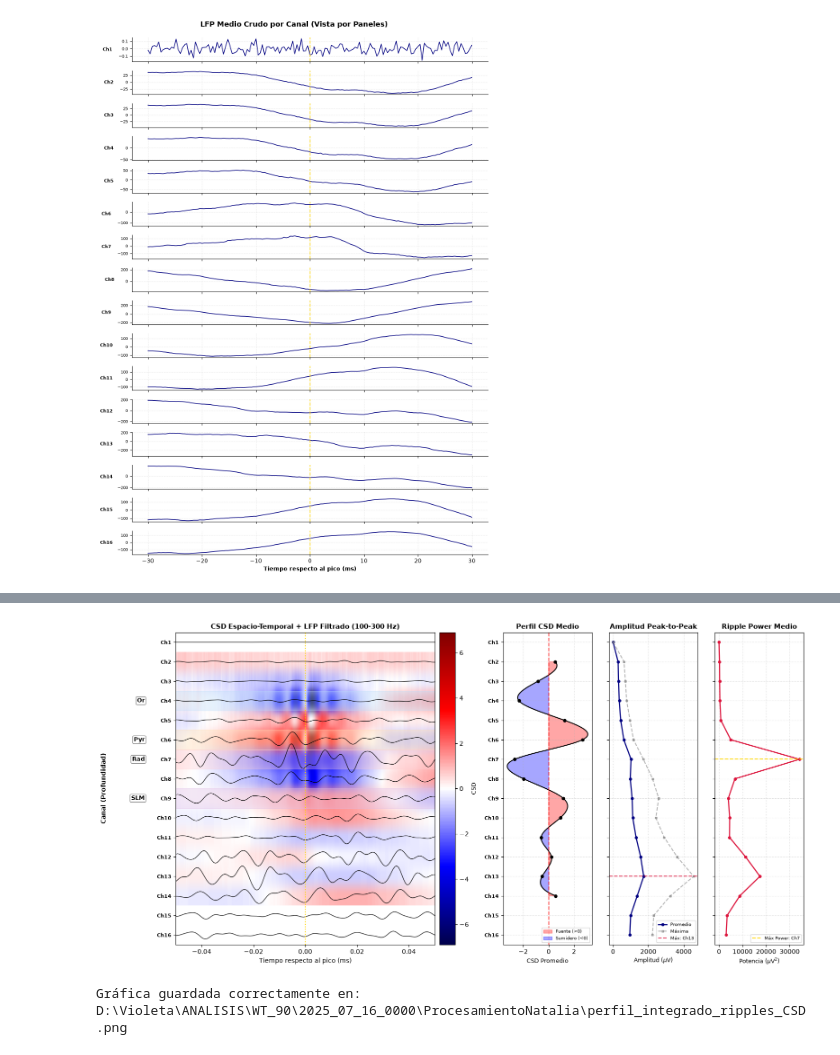
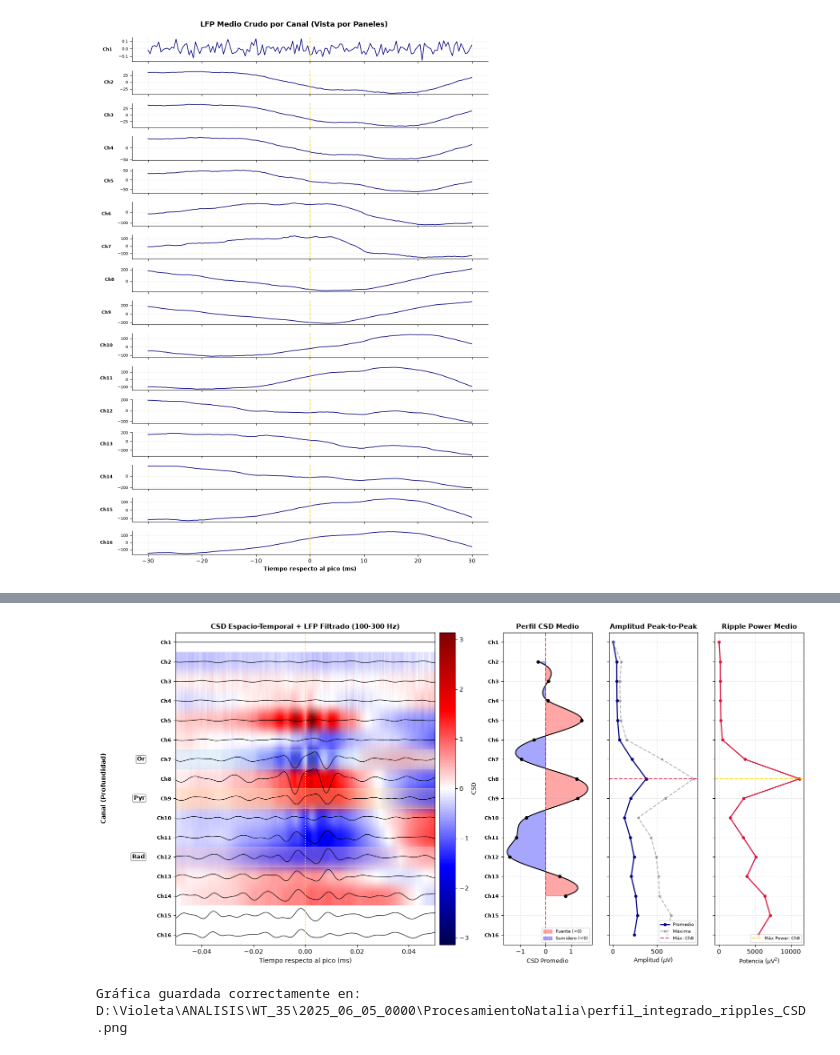
Before and after one commit to nataliasanamo-hue/NPproyect, a Jupyter notebook: CSD_ripples.ipynb, the cells around one changed output, grey strips where cells are left out. Saved outputs shown, nothing was run; the diff lists cells and outputs as text; code cells hidden in the pictures.

```diff
--- a/CSD_ripples.ipynb
+++ b/CSD_ripples.ipynb
@@ -26,7 +26,7 @@ n_channels = 16 # Número de canales del probe
 fs = 2500       # Frecuencia de muestreo (Hz)
 
 # 2. CARGAR EL ARCHIVO DE DATOS
-carpeta_sesion = Path(r"D:\Violeta\ANALISIS\WT_90\2025_07_16_0000")
+carpeta_sesion = Path(r"D:\Violeta\ANALISIS\WT_35\2025_06_05_0000")
 
 archivo_lfp_dat = carpeta_sesion / "LFP_downsampled.dat"
 archivo_ripple_analysis = carpeta_sesion / "analyset" / "rippleAnalysis.mat"
@@ -438,13 +454,12 @@ potencia_instantanea = envolvente ** 2  # Potencia instantánea (uV^2)
 lista_potencia_ripples = []
 lista_ripple_band_cortes = []
 
-for pico in picos_ripples:
+for pico in picos_centrados:
     inicio = pico - puntos_ventana
     fin = pico + puntos_ventana + 1
 
-    if inicio >= 0 and fin <= puntos_de_tiempo:
-        lista_potencia_ripples.append(potencia_instantanea[inicio:fin, :])
-        lista_ripple_band_cortes.append(lfp_ripple_band[inicio:fin, :])
+    lista_potencia_ripples.append(potencia_instantanea[inicio:fin, :])
+    lista_ripple_band_cortes.append(lfp_ripple_band[inicio:fin, :])
 
 matriz_potencia = np.array(lista_potencia_ripples)  # (270 ripples, 151 puntos de tiempo, 16 canales)
 matriz_ripple_band = np.array(lista_ripple_band_cortes)
@@ -543,7 +558,7 @@ csd_raw = ripple_struct['CSDs']        # Matriz 3D (251 x 13 x 270)
 
 # Promediar sobre los ripples (eje 2) y transponer (.T)
 # Pasar de (tiempo, canales, ripples) -> (tiempo, canales) -> [canales, tiempo]
-csd_matrix = np.mean(csd_raw, axis=2).T
+csd_matrix = -1 * np.mean(csd_raw, axis=2).T
 
 # Extraemos las dimensiones dinámicamente (se adapta a cualquier ratón/sesión)
 n_canales, n_muestras = csd_matrix.shape
@@ -574,8 +589,9 @@ plt.legend()
 # --- Subplot 2: Mapa Espacio-Temporal 2D ---
 plt.subplot(1, 2, 2)
 vmax = np.max(np.abs(csd_matrix))  # Escala simétrica para centrar el cero
+
 im = plt.imshow(csd_matrix, aspect='auto', cmap='seismic', vmin=-vmax, vmax=vmax,
-                extent=[-n_muestras/2, n_muestras/2, n_canales, 1])
+                extent=[tiempo[0], tiempo[-1], n_canales, 1])
 
 cbar = plt.colorbar(im)
 cbar.set_label('CSD')
@@ -600,15 +616,9 @@ D:\Violeta\ANALISIS\WT_90\2025_07_16_0000\ProcesamientoNatalia\perfil_CSD_medio_
 # %%
-# ==============================================================================
-# CELDA FINAL: FIGURA INTEGRADA CORREGIDA (ETIQUETAS DESPLAZADAS Y CANALES EN CSD)
-# ==============================================================================
+# ===============================
+# CELDA FINAL: FIGURA INTEGRADA
+# ===============================
 
-import numpy as np
-import matplotlib.pyplot as plt
-from scipy.interpolate import interp1d
-
-# ------------------------------------------------------------------------------
-# 1. GESTIÓN Y AJUSTE DE DIMENSIONES (TIEMPO Y CANALES)
-# ------------------------------------------------------------------------------
+# GESTIÓN Y AJUSTE DE DIMENSIONES (TIEMPO Y CANALES)
 n_samples_lfp, n_ch_lfp = ripple_medio_filtrado.shape
 canales_lfp = np.arange(1, n_ch_lfp + 1)
 
@@ -628,10 +638,9 @@ canales_amp = np.arange(1, n_ch_amp + 1)
 n_ch_power = len(power_medio_por_canal)
 canales_power = np.arange(1, n_ch_power + 1)
 
+canal_top_amp = np.argmax(promedio_indiv_por_canal) + 1
 
-# ------------------------------------------------------------------------------
-# 2. ALGORITMO PONDERADO DE DETECCIÓN ANATÓMICA (Pyr, Rad, SLM, Or)
-# ------------------------------------------------------------------------------
+# ALGORITMO PONDERADO DE DETECCIÓN ANATÓMICA (Pyr, Rad, SLM, Or)
 def clasificar_capas_hipocampo_ponderado(csd_medio, power_medio, canales_csd):
     n_csd = len(csd_medio)
     ch_max_power = np.argmax(power_medio) + 1
@@ -690,10 +699,7 @@ capas_dibujo = [
 ]
 capas_dibujo = [(ch, lbl, col) for ch, lbl, col in capas_dibujo if ch is not None]
 
-
-# ------------------------------------------------------------------------------
-# 3. GENERACIÓN DE LA FIGURA MULTI-PANEL
-# ------------------------------------------------------------------------------
+# GENERACIÓN DE LA FIGURA MULTI-PANEL
 fig, axes = plt.subplots(
     1, 4, figsize=(18, 9), sharey=True,
     gridspec_kw={'width_ratios': [3.5, 1, 1, 1], 'wspace': 0.12}
@@ -780,37 +786,34 @@ ax_power.set_xlabel(r'Potencia ($\mu$V$^2$)', fontsize=9)
 ax_power.grid(True, linestyle=':', alpha=0.6)
 ax_power.legend(loc='lower right', fontsize=7)
 
-
-# ------------------------------------------------------------------------------
-# 4. CONFIGURACIÓN DEL EJE Y (CANALES EN MAIN Y EN CSD MEDIO)
-# ------------------------------------------------------------------------------
+# CONFIGURACIÓN DEL EJE Y (CANALES EN MAIN Y EN CSD MEDIO)
 ax_main.set_ylim(n_ch_lfp + 0.5, 0.5)  # Ch1 arriba (0.5), Ch16 abajo (16.5)
 
 labels_eje_y = [f'Ch{ch}' for ch in canales_lfp]
 
 # Asignar ticks y números de canal a ax_main
 ax_main.set_yticks(canales_lfp)
 ax_main.set_yticklabels(labels_eje_y, fontsize=8, fontweight='bold')
 
 # Asignar números de canal únicamente a la izquierda de 'Perfil CSD Medio'
 ax_csd_prof.set_yticks(canales_lfp)
 ax_csd_prof.set_yticklabels(labels_eje_y, fontsize=8, fontweight='bold')
 ax_csd_prof.tick_params(labelleft=True)
 
 # Ocultar marcas de canales en las dos gráficas finales de la derecha
 for ax in [ax_amp, ax_power]:
     ax.tick_params(labelleft=False)
 
 
 # Guardar y mostrar figura
 ruta_figura_final = carpeta_resultados / "perfil_integrado_ripples_CSD.png"
 plt.savefig(ruta_figura_final, dpi=300, bbox_inches='tight')
 
 plt.tight_layout()
 plt.show()
 
 print(f"Gráfica guardada correctamente en:\n{ruta_figura_final}")
 # %% [output]
-[figure, old version]
+[figure, new version]
 Gráfica guardada correctamente en:
-D:\Violeta\ANALISIS\WT_90\2025_07_16_0000\ProcesamientoNatalia\perfil_integrado_ripples_CSD.png
+D:\Violeta\ANALISIS\WT_35\2025_06_05_0000\ProcesamientoNatalia\perfil_integrado_ripples_CSD.png
```
Also changed, not shown: parts of 9 cells of this notebook.
